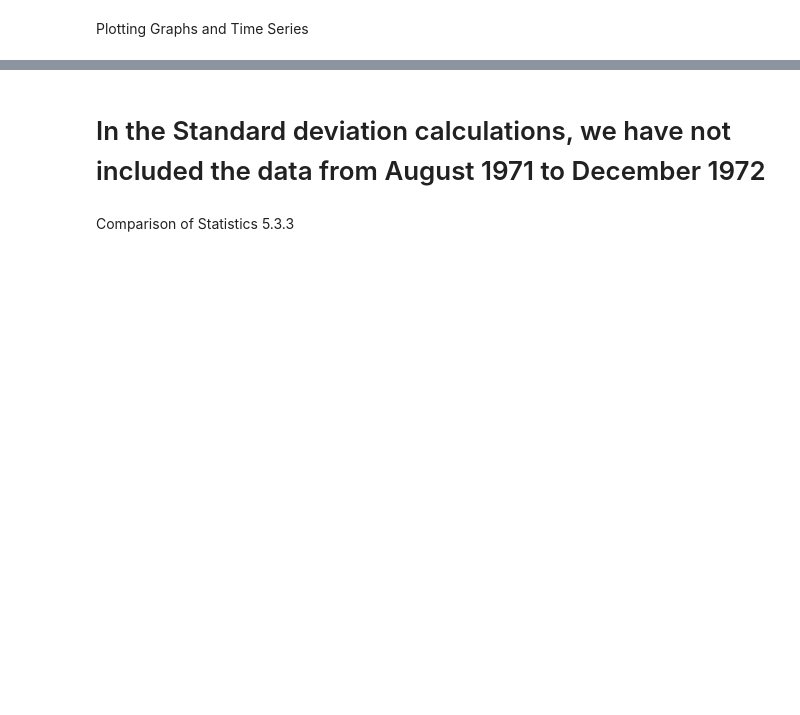
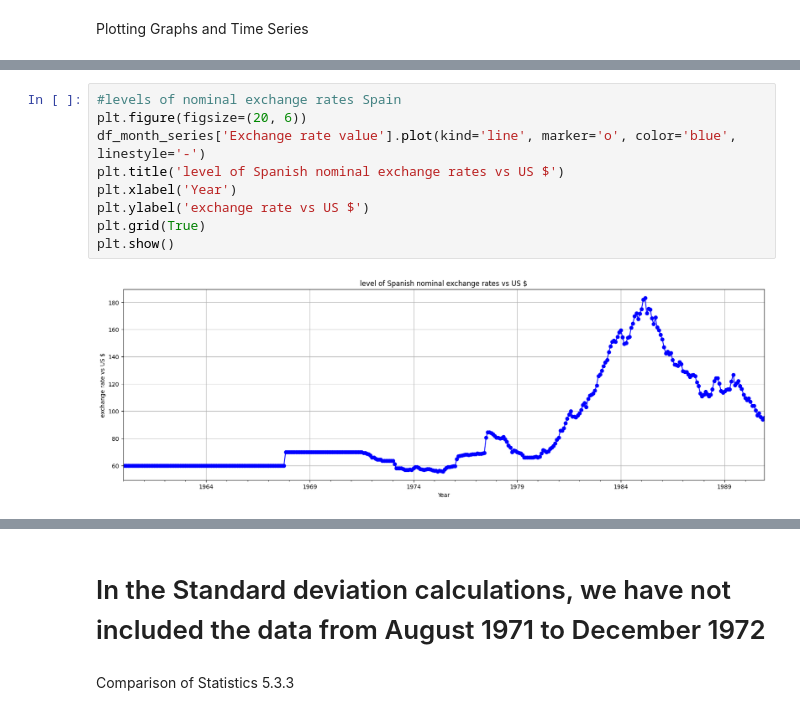
Before and after one commit to Josh-Yg/Macro-Pythonwork, a Jupyter notebook: Data Cleaning.ipynb, the cells around one changed output, grey strips where cells are left out. Drawn from its saved outputs; the diff is of its cells as text; blank space fills up the shorter version.

```diff
--- a/Data Cleaning.ipynb
+++ b/Data Cleaning.ipynb
@@ -586,0 +303,11 @@ plt.show()
+# %%
+#levels of nominal exchange rates Spain
+plt.figure(figsize=(20, 6))
+df_month_series['Exchange rate value'].plot(kind='line', marker='o', color='blue', linestyle='-')
+plt.title('level of Spanish nominal exchange rates vs US $')
+plt.xlabel('Year')
+plt.ylabel('exchange rate vs US $')
+plt.grid(True)
+plt.show()
+# %% [output]
+[figure, added]
```
Also changed, not shown: parts of 53 cells of this notebook.
